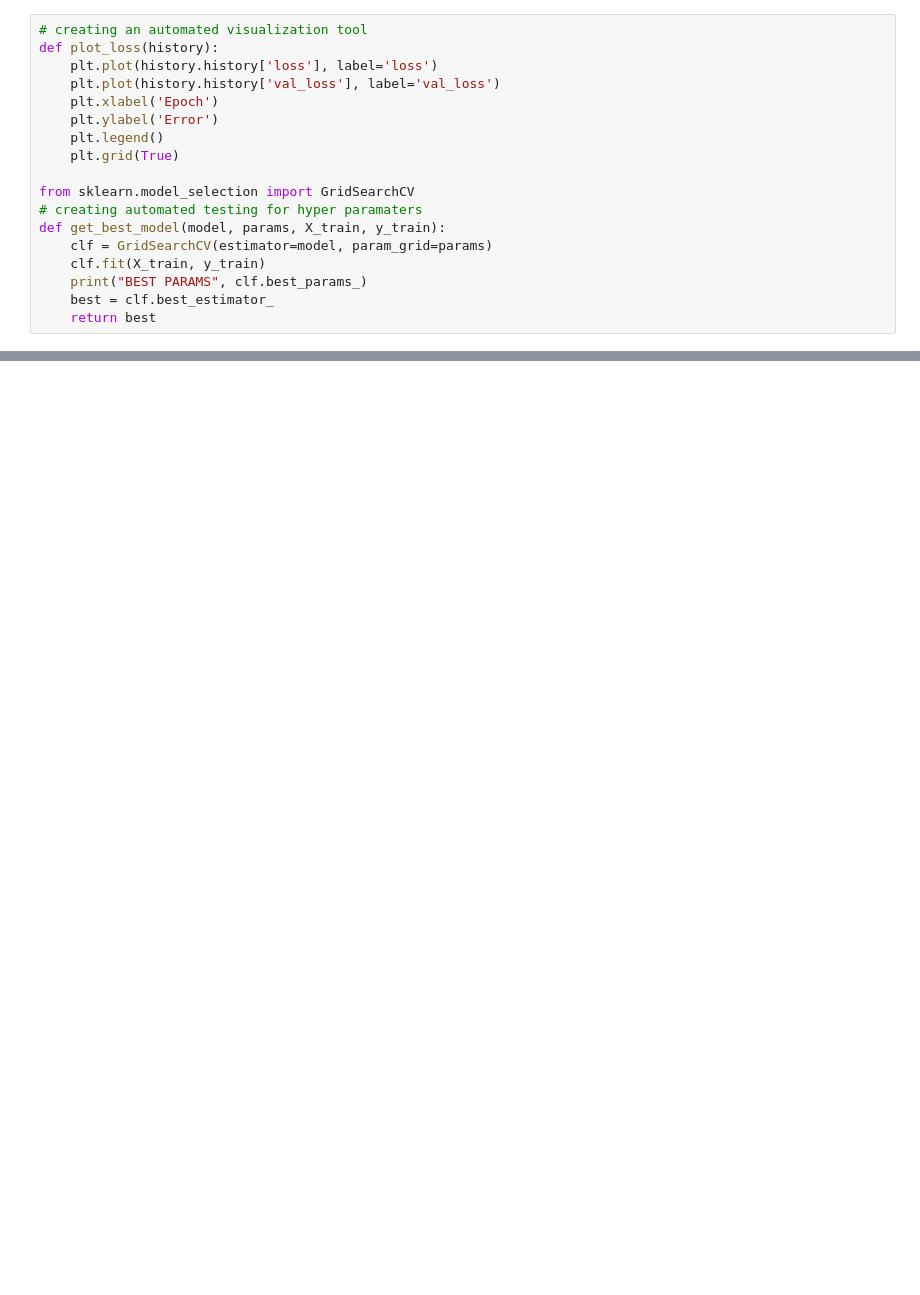
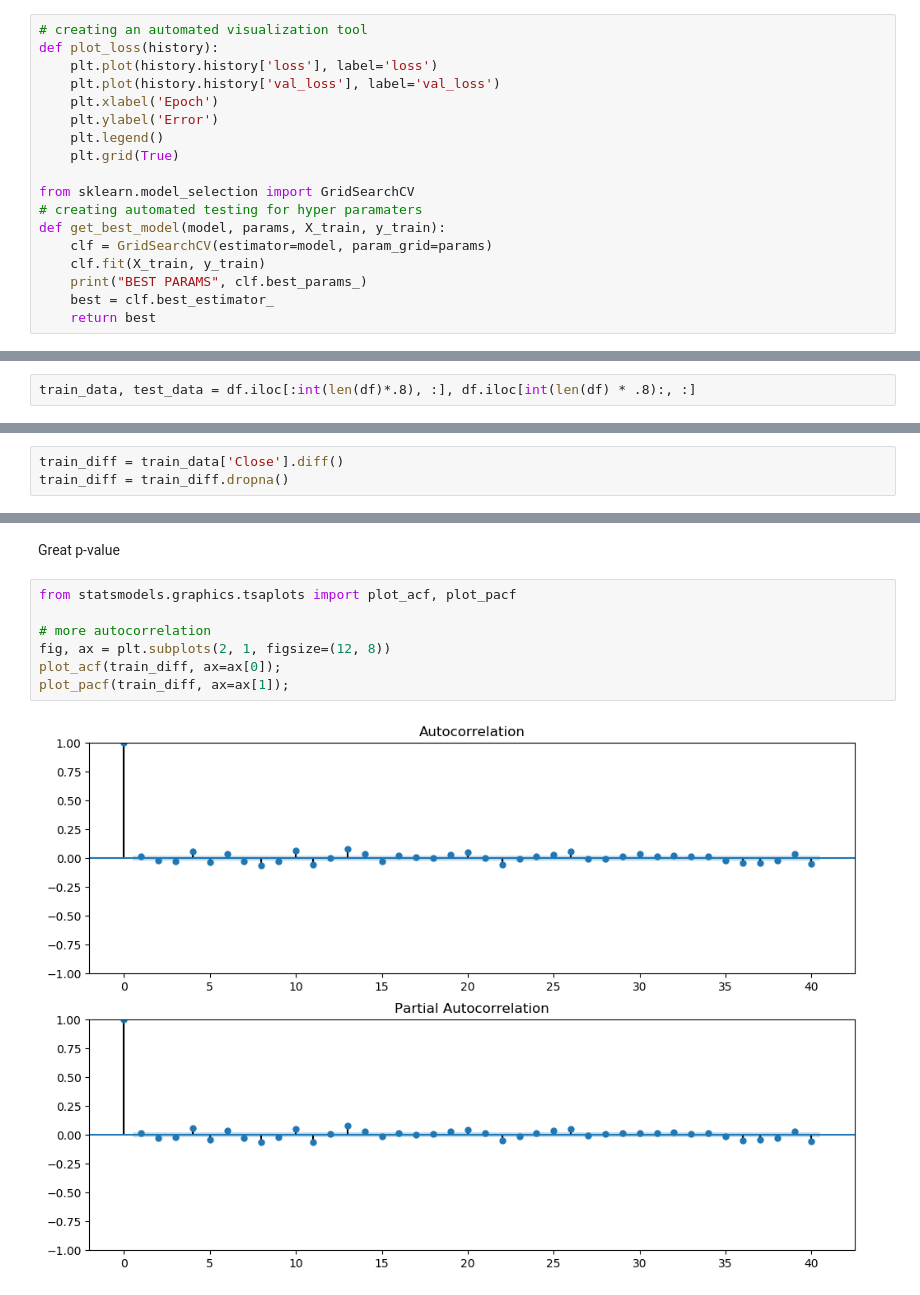
Before and after one commit to rubenren/DataSets, a Jupyter notebook: Model Testing.ipynb, the cells around one changed output, grey strips where cells are left out. Cells and saved outputs as stored; diff of their text form; blank space fills up the shorter version.

```diff
--- a/Model Testing.ipynb
+++ b/Model Testing.ipynb
@@ -196,0 +249,2 @@ get_best_model()
+# %%
+train_data, test_data = df.iloc[:int(len(df)*.8), :], df.iloc[int(len(df) * .8):, :]
@@ -196,0 +288,3 @@ get_best_model()
+# %%
+train_diff = train_data['Close'].diff()
+train_diff = train_diff.dropna()
@@ -196,0 +306,11 @@ get_best_model()
+# %% [markdown]
+Great p-value
+# %%
+from statsmodels.graphics.tsaplots import plot_acf, plot_pacf
+
+# more autocorrelation
+fig, ax = plt.subplots(2, 1, figsize=(12, 8))
+plot_acf(train_diff, ax=ax[0]);
+plot_pacf(train_diff, ax=ax[1]);
+# %% [output]
+[figure, added]
```
Also changed, not shown: parts of 38 cells of this notebook.
